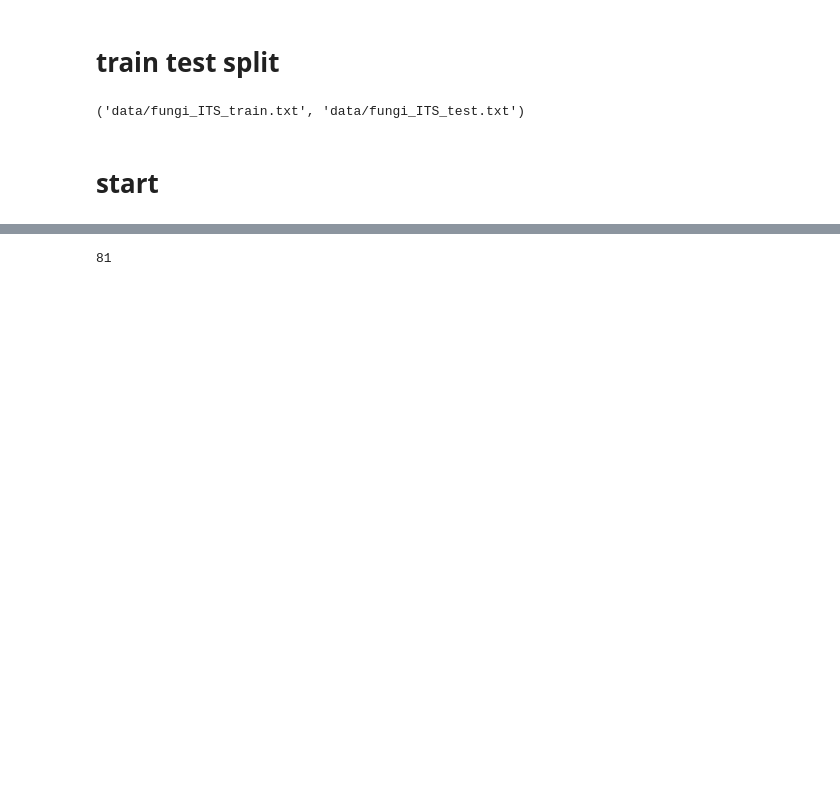
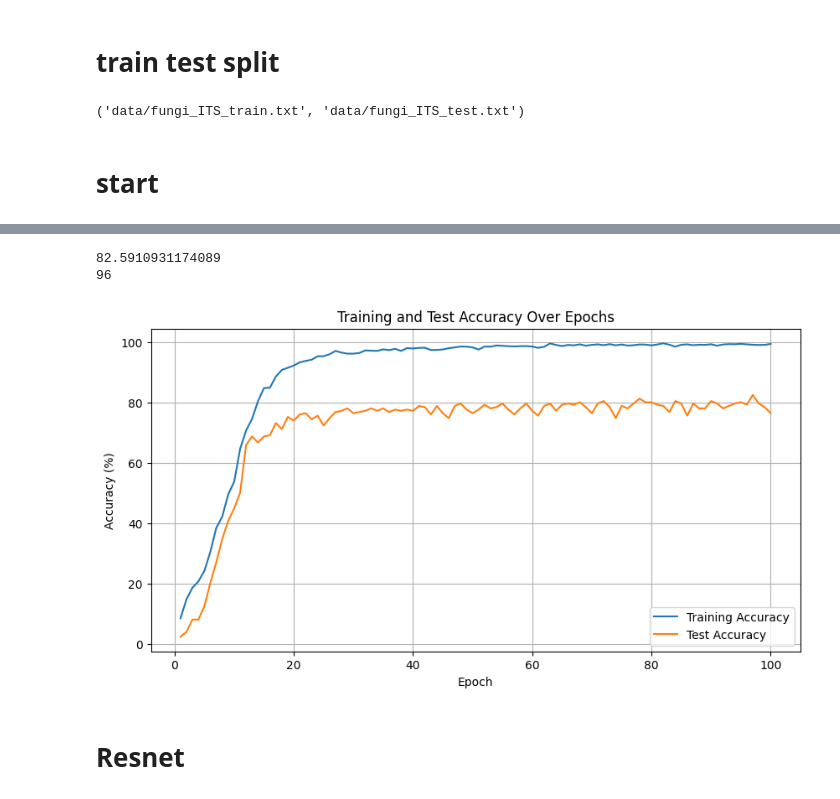
Before and after one commit to wasssup123/fyp, a Jupyter notebook: data cleaning k =4.ipynb, the cells around one changed output, grey strips where cells are left out. Cells and saved outputs as stored; diff of their text form; code cells hidden in the pictures; blank space fills up the shorter version.

```diff
--- a/data cleaning k =4.ipynb
+++ b/data cleaning k =4.ipynb
@@ -44,7 +44,7 @@ input_file_path = 'data/fungi_ITS_cleaned.fasta'
 output_file_path = 'data/fungi_ITS_kmer_vector.txt'
 
 ############################# k
-k = 4
+k = 5
 
 
 with open(input_file_path, 'r') as infile, open(output_file_path, 'w') as outfile:
@@ -104,7 +104,7 @@ input_file_path = 'data/fungi_ITS_kmer_vector.txt'
 output_file_path = 'data/fungi_ITS_kmer_vector_with_header.txt'
 
 # k value to consider
-k = 4
+k = 5
 
 # Generate all possible k-mers for the header row
 all_kmers = generate_all_kmers(k)
@@ -196,7 +196,7 @@ from sklearn.preprocessing import LabelEncoder
 from torch.utils.data import Dataset, DataLoader
 
 # Load data and labels from input file
-input_file_path = 'data/fungi_ITS_kmer_vector_filtered.txt'
+input_file_path = 'data1/fungi_ITS_train.txt'
 
 labels = []
 data_vectors = []
@@ -233,7 +233,7 @@ class KmerDataset(Dataset):
 
 # Create the DataLoader
 kmer_dataset = KmerDataset(data_tensor, labels_tensor)
-dataloader = DataLoader(kmer_dataset, batch_size=32, shuffle=True)
+train_dataloader = DataLoader(kmer_dataset, batch_size=32, shuffle=True)
 
 # Create a dictionary to map class indices to class names
 class_mapping = {index: label for index, label in enumerate(label_encoder.classes_)}
@@ -370,4 +481,26 @@ Epoch [100/100], Test Accuracy: 57.82%
-# %%
-num_classes
-# %% [output]
-81
+# %%
+max_test_accuracy = max(test_accuracies)
+
+# Find the index (epoch) where the maximum test accuracy occurs
+max_index = test_accuracies.index(max_test_accuracy)
+print(max_test_accuracy)
+print(max_index)
+# %% [output]
+82.5910931174089
+96
+# %%
+import matplotlib.pyplot as plt
+
+plt.figure(figsize=(10, 5))
+plt.plot(range(1, num_epochs + 1), train_accuracies, label='Training Accuracy')
+plt.plot(range(1, num_epochs + 1), test_accuracies, label='Test Accuracy')
+plt.xlabel('Epoch')
+plt.ylabel('Accuracy (%)')
+plt.title('Training and Test Accuracy Over Epochs')
+plt.legend()
+plt.grid()
+plt.show()
+# %% [output]
+[figure, added]
+# %% [markdown]
+# Resnet
```
Also changed, not shown: parts of 7 cells of this notebook, 10 other files.
